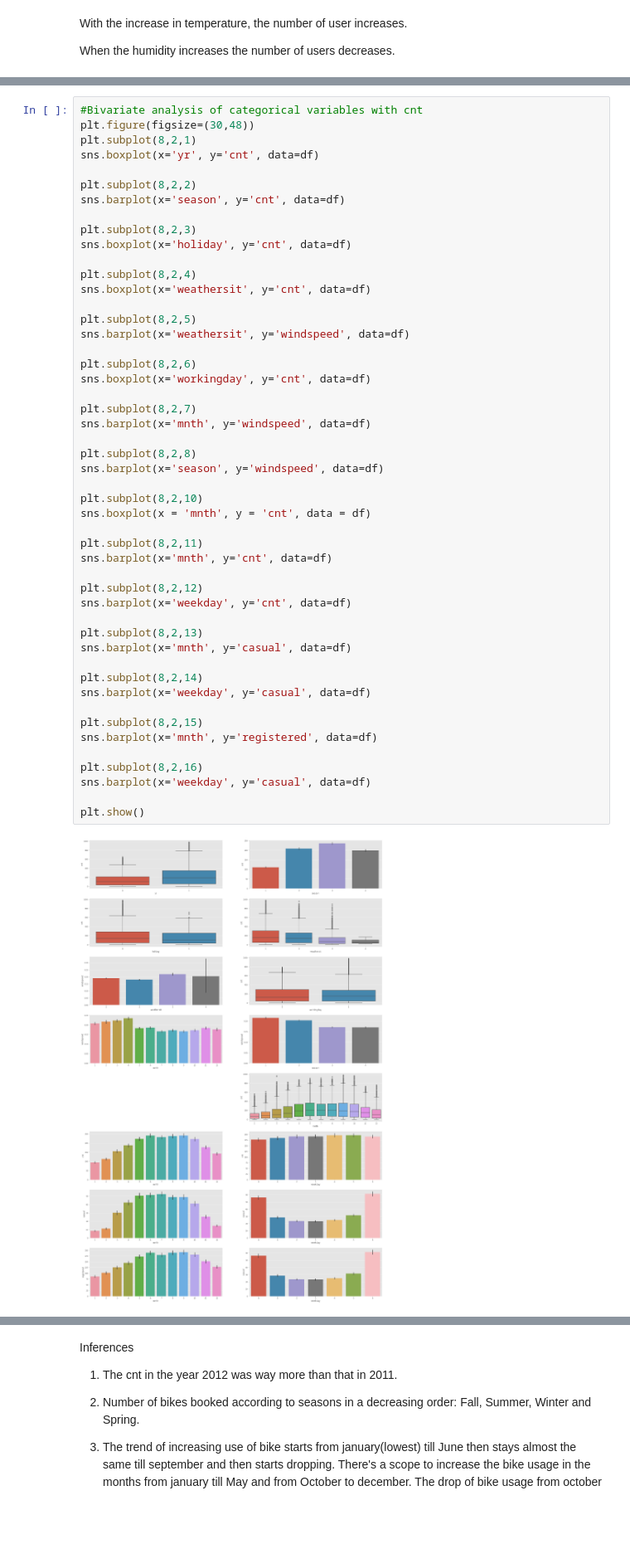
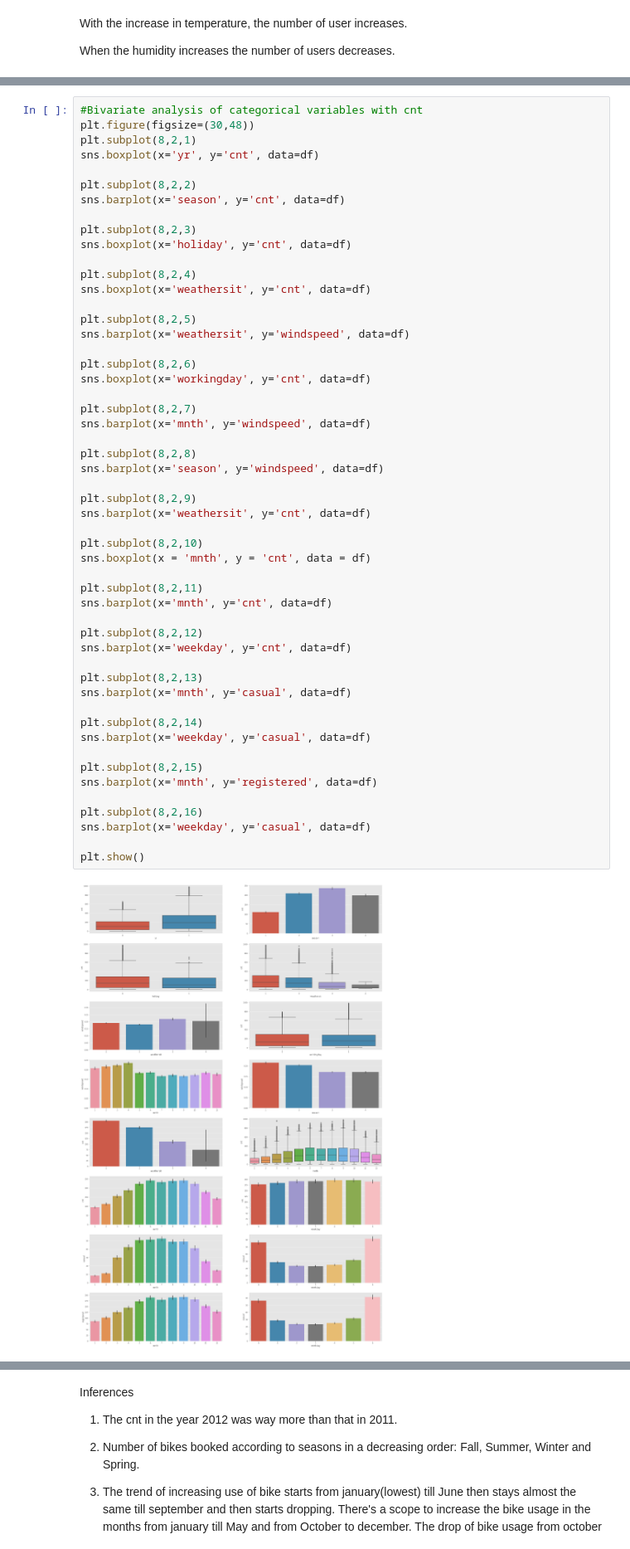
Before and after one commit to Vimiya/Bikeshare-Demand-Prediction, a Jupyter notebook: notebook/EDA and Model Training-Copy1.ipynb, the cells around one changed output, grey strips where cells are left out. Shown at 83% size. Cells and saved outputs as stored; diff of their text form; blank space fills up the shorter version.

```diff
--- a/notebook/EDA and Model Training-Copy1.ipynb
+++ b/notebook/EDA and Model Training-Copy1.ipynb
@@ -387,31 +445,34 @@ sns.boxplot(x='workingday', y='cnt', data=df)
 
 plt.subplot(8,2,7)
 sns.barplot(x='mnth', y='windspeed', data=df)
 
 plt.subplot(8,2,8)
 sns.barplot(x='season', y='windspeed', data=df)
 
+plt.subplot(8,2,9)
+sns.barplot(x='weathersit', y='cnt', data=df)
+
 plt.subplot(8,2,10)
 sns.boxplot(x = 'mnth', y = 'cnt', data = df)
 
 plt.subplot(8,2,11)
 sns.barplot(x='mnth', y='cnt', data=df)
 
 plt.subplot(8,2,12)
 sns.barplot(x='weekday', y='cnt', data=df)
 
 plt.subplot(8,2,13)
 sns.barplot(x='mnth', y='casual', data=df)
 
 plt.subplot(8,2,14)
 sns.barplot(x='weekday', y='casual', data=df)
 
 plt.subplot(8,2,15)
 sns.barplot(x='mnth', y='registered', data=df)
 
 plt.subplot(8,2,16)
 sns.barplot(x='weekday', y='casual', data=df)
 
 plt.show()
 # %% [output]
-[figure, old version]
+[figure, new version]
```
Also changed, not shown: parts of 5 cells of this notebook, 1 other file.
